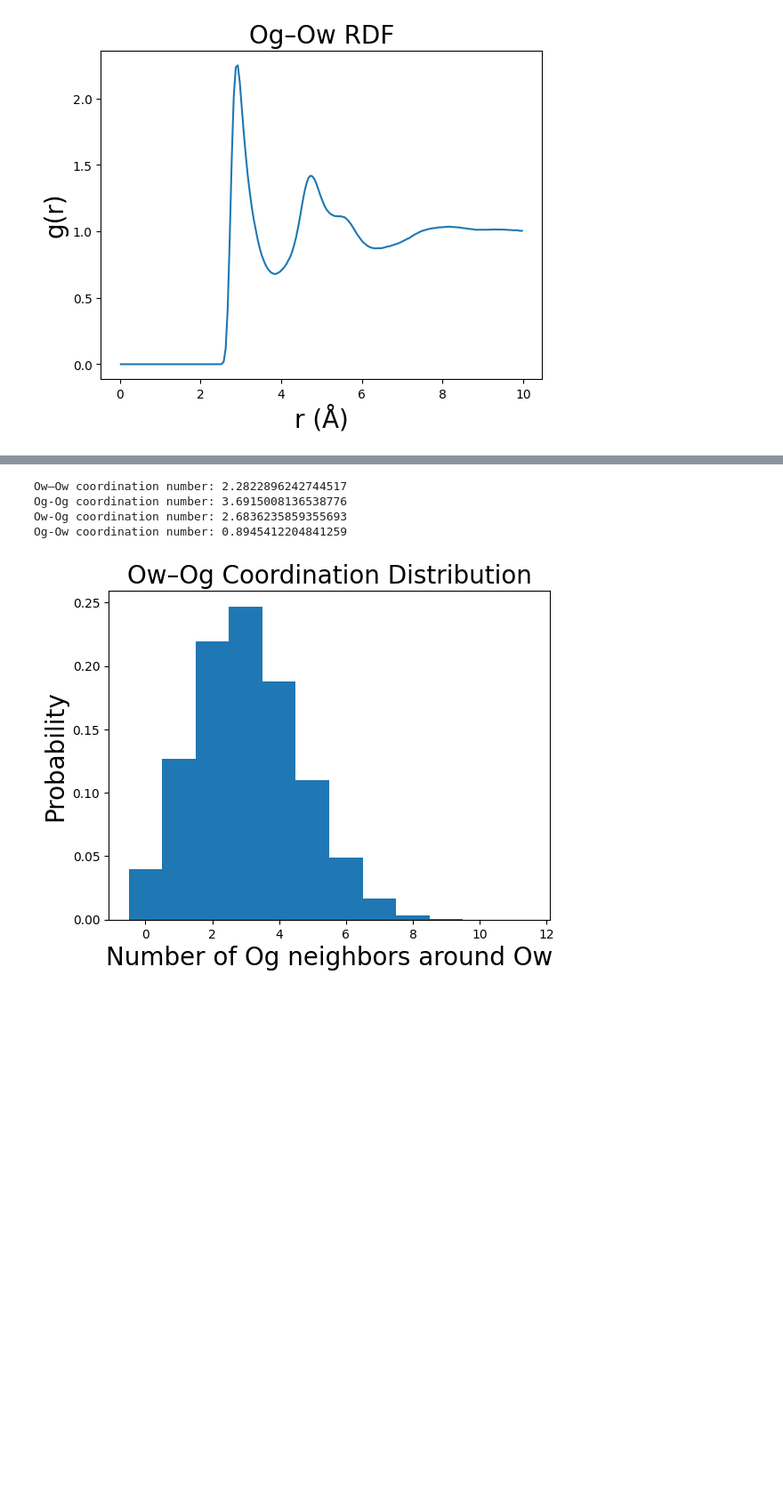
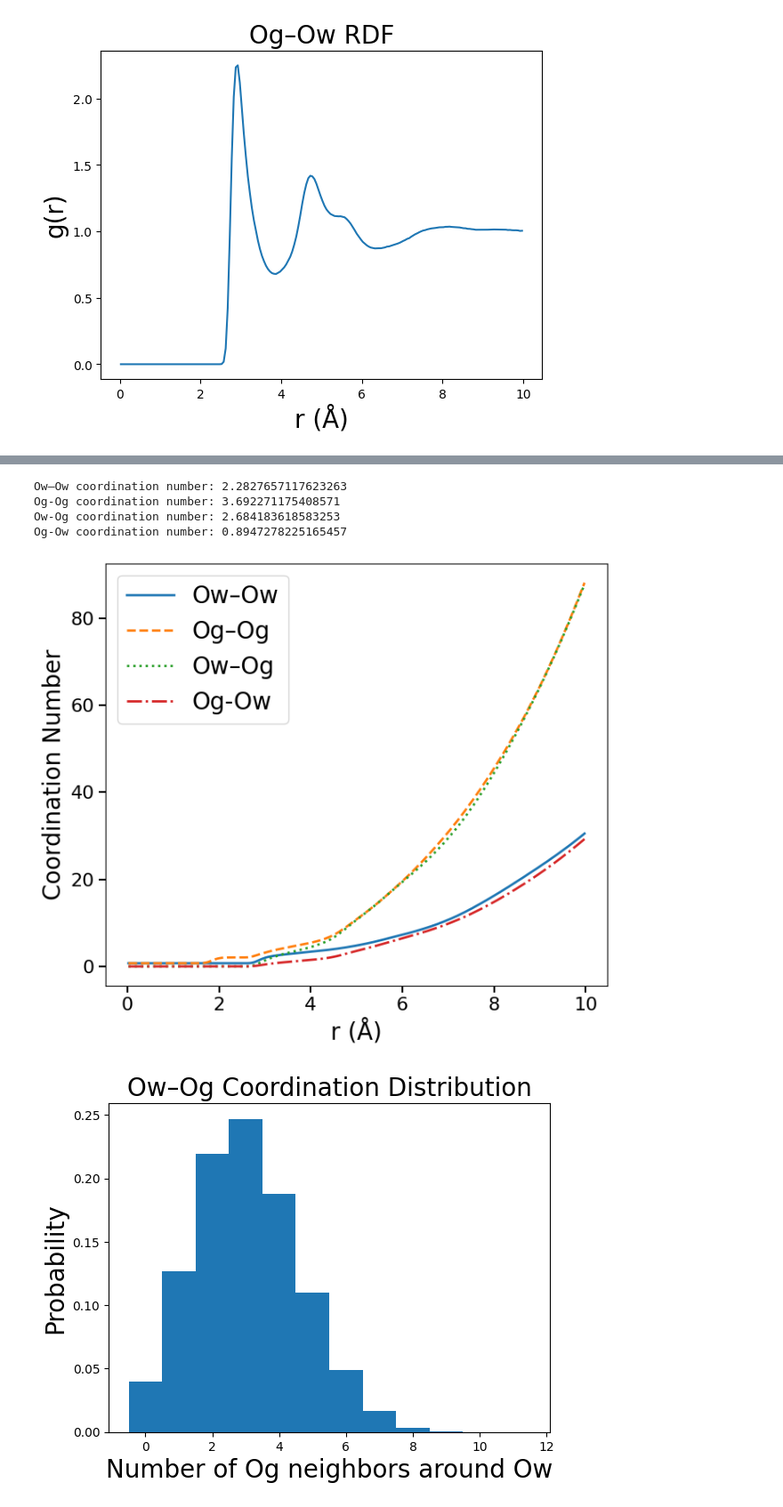
Before and after one commit to uwgsgordon4/1-1-Supercooled-Water-Glycerol-System-UWG, a Jupyter notebook: Analysis/lammps_analysis_2ns.ipynb, the cells around one changed output, grey strips where cells are left out. Shown at 89% size. Cells and saved outputs as stored; diff of their text form; code cells hidden in the pictures; blank space fills up the shorter version.

```diff
--- a/Analysis/lammps_analysis_2ns.ipynb
+++ b/Analysis/lammps_analysis_2ns.ipynb
@@ -180,7 +147,7 @@ r_cut = 3.4  # Å
 #Coordination number for water oxygens
 CN_OwOw = coordination_number(
     rdf_OwOw.results.bins,
-    rdf_OwOw.rdf,
+    rdf_OwOw.results.rdf,
     rho_Ow,
     r_cut
 )
@@ -188,7 +155,7 @@ CN_OwOw = coordination_number(
 #Coordination number for glycerol oxygens
 CN_OgOg = coordination_number(
     rdf_OgOg.results.bins,
-    rdf_OgOg.rdf,
+    rdf_OgOg.results.rdf,
     rho_Og,
     r_cut
 )
@@ -196,7 +163,7 @@ CN_OgOg = coordination_number(
 #Coordination number for glycerol oxygens to water oxygens
 CN_OwOg = coordination_number(
     rdf_OwOg.results.bins,
-    rdf_OwOg.rdf,
+    rdf_OwOg.results.rdf,
     rho_Og,
     r_cut
 )
@@ -204,7 +171,7 @@ CN_OwOg = coordination_number(
 #Coordination number for water oxygens to glycerol oxygens
 CN_OgOw = coordination_number(
     rdf_OwOg.results.bins,
-    rdf_OwOg.rdf,
+    rdf_OwOg.results.rdf,
     rho_Ow,
     r_cut
 )
@@ -214,10 +181,44 @@ print("Og-Og coordination number:", CN_OgOg)
 print("Ow-Og coordination number:", CN_OwOg)
 print("Og-Ow coordination number:", CN_OgOw)
 # %% [output]
-Ow–Ow coordination number: 2.2822896242744517
-Og-Og coordination number: 3.6915008136538776
-Ow-Og coordination number: 2.6836235859355693
-Og-Ow coordination number: 0.8945412204841259
+Ow–Ow coordination number: 2.2827657117623263
+Og-Og coordination number: 3.692271175408571
+Ow-Og coordination number: 2.684183618583253
+Og-Ow coordination number: 0.8947278225165457
+# %%
+def coordination_curve(r, g_r, rho):
+    integrand = 4 * np.pi * rho * g_r * r**2
+    dr = np.diff(r)
+    dr = np.append(dr, dr[-1])
+    return np.cumsum(integrand * dr)
+# %%
+r_owow = rdf_OwOw.results.bins
+r_ogog = rdf_OgOg.results.bins
+r_owog = rdf_OwOg.results.bins
+
+cn_curve_OwOw = coordination_curve(r_owow, rdf_OwOw.results.rdf, rho_Ow)
+cn_curve_OgOg = coordination_curve(r_ogog, rdf_OgOg.results.rdf, rho_Og)
+cn_curve_OwOg = coordination_curve(r_owog, rdf_OwOg.results.rdf, rho_Og)
+cn_curve_OgOw = coordination_curve(r_owog, rdf_OwOg.results.rdf, rho_Ow)
+# %%
+fig, ax = plt.subplots(figsize=(7,6))
+
+ax.plot(r_owow, cn_curve_OwOw, label="Ow–Ow", linewidth=2)
+ax.plot(r_ogog, cn_curve_OgOg, label="Og–Og", linestyle="--", linewidth=2)
+ax.plot(r_owog, cn_curve_OwOg, label="Ow–Og", linestyle=":", linewidth=2)
+ax.plot(r_owog, cn_curve_OgOw, label="Og-Ow", linestyle="-.", linewidth=2)
+
+#ax.set_title("Coordination Curves", fontsize=22)
+ax.set_xlabel("r (Å)", fontsize=20)
+ax.set_ylabel("Coordination Number", fontsize=20)
+ax.tick_params(axis="both", labelsize=16, length=6, width=1.5)
+ax.legend(fontsize=20)
+
+plt.tight_layout()
+plt.savefig("figures/2ns/coordination-curves.png")
+plt.show()
+# %% [output]
+[figure, added]
 # %%
 #Coordination Distribution
 cutoff = 3.5  # Å
```
Also changed, not shown: parts of 32 cells of this notebook, 28 other files.
